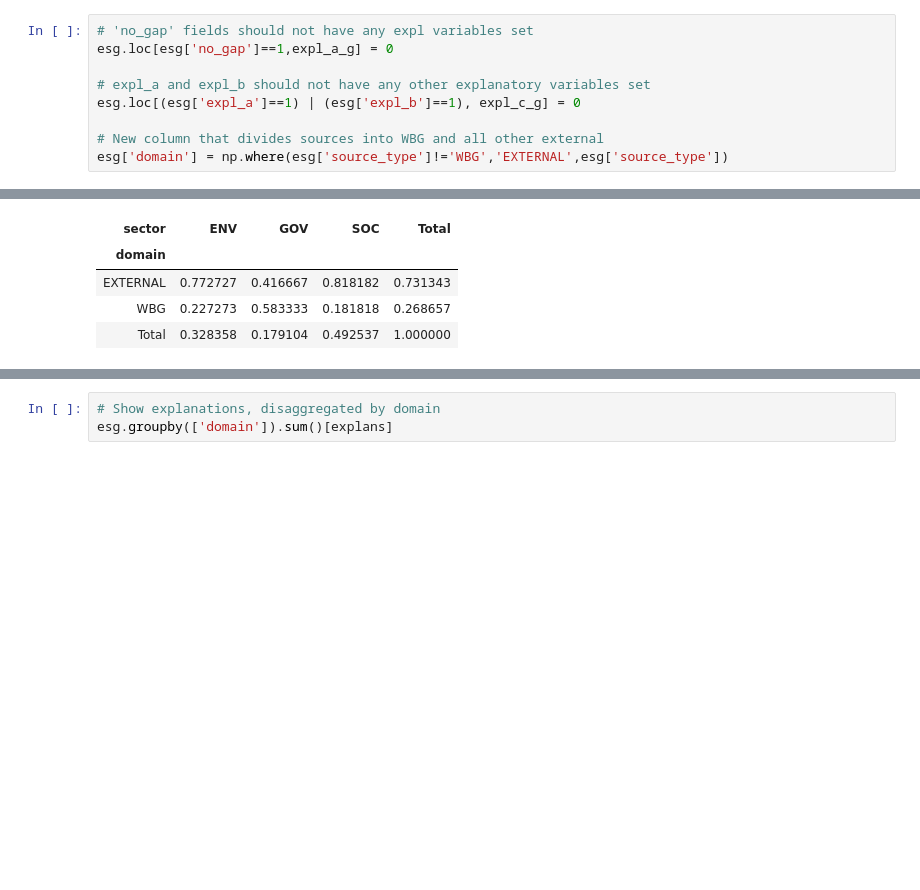
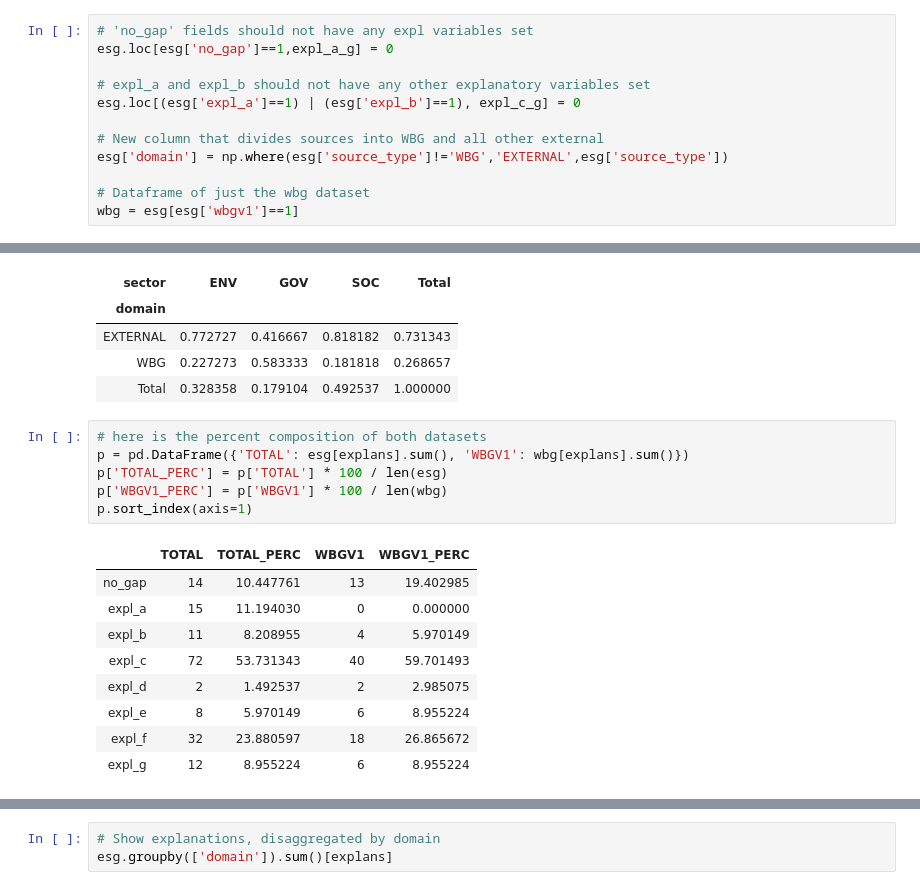
Before and after one commit to worldbank/ESG_gaps_research, a Jupyter notebook: python/summary-analysis.ipynb, the cells around one changed output, grey strips where cells are left out. Cells and saved outputs as stored; diff of their text form; blank space fills up the shorter version.

```diff
--- a/python/summary-analysis.ipynb
+++ b/python/summary-analysis.ipynb
@@ -23,6 +23,9 @@ esg.loc[(esg['expl_a']==1) | (esg['expl_b']==1), expl_c_g] = 0
 
 # New column that divides sources into WBG and all other external
 esg['domain'] = np.where(esg['source_type']!='WBG','EXTERNAL',esg['source_type'])
+
+# Dataframe of just the wbg dataset
+wbg = esg[esg['wbgv1']==1]
 # %%
 # Summarize by type and sector
 esg.pivot_table(index='source_type',columns='sector', aggfunc='count',values='cetsid',margins=True).reindex(['WBG', 'UN', 'OTHER', 'All'],axis=0).reindex(['ENV', 'SOC', 'GOV','All'], axis=1)
@@ -51,3 +54,19 @@ work
 | EXTERNAL | 0.772727 | 0.416667 | 0.818182 | 0.731343 |
 | WBG | 0.227273 | 0.583333 | 0.181818 | 0.268657 |
 | Total | 0.328358 | 0.179104 | 0.492537 | 1.000000 |
+# %%
+# here is the percent composition of both datasets
+p = pd.DataFrame({'TOTAL': esg[explans].sum(), 'WBGV1': wbg[explans].sum()})
+p['TOTAL_PERC'] = p['TOTAL'] * 100 / len(esg)
+p['WBGV1_PERC'] = p['WBGV1'] * 100 / len(wbg)
+p.sort_index(axis=1)
+# %% [output]
+|  | TOTAL | TOTAL_PERC | WBGV1 | WBGV1_PERC |
+| no_gap | 14 | 10.447761 | 13 | 19.402985 |
+| expl_a | 15 | 11.194030 | 0 | 0.000000 |
+| expl_b | 11 | 8.208955 | 4 | 5.970149 |
+| expl_c | 72 | 53.731343 | 40 | 59.701493 |
+| expl_d | 2 | 1.492537 | 2 | 2.985075 |
+| expl_e | 8 | 5.970149 | 6 | 8.955224 |
+| expl_f | 32 | 23.880597 | 18 | 26.865672 |
+| expl_g | 12 | 8.955224 | 6 | 8.955224 |
```
Also changed, not shown: parts of 4 cells of this notebook.
